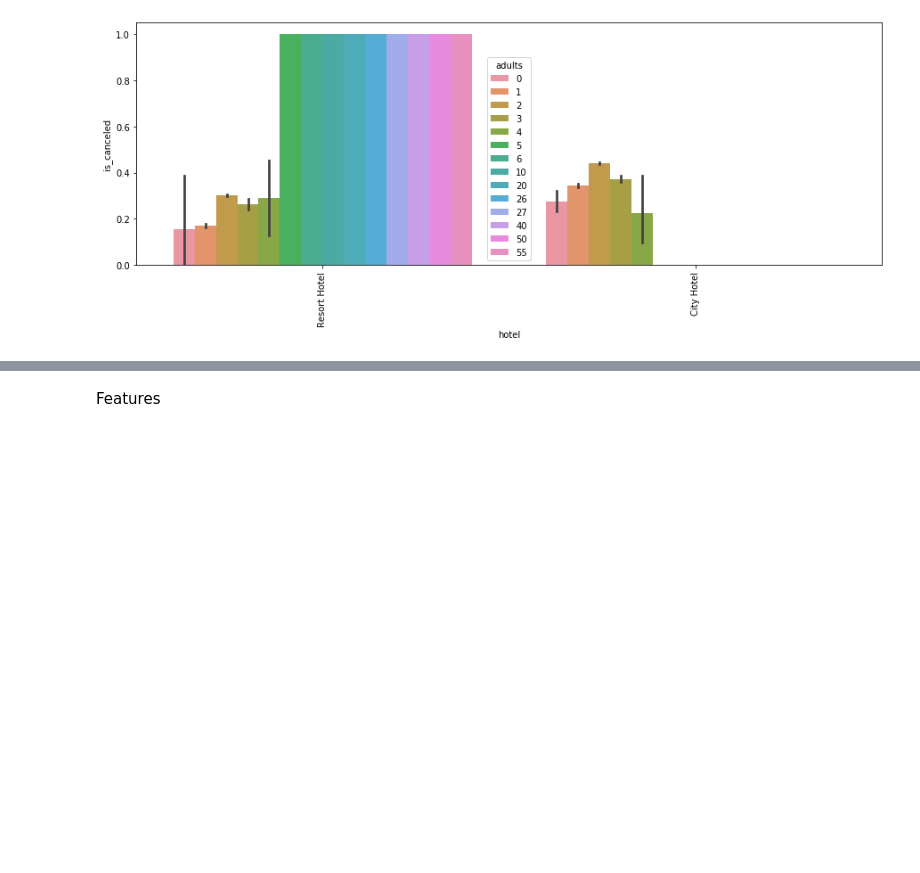
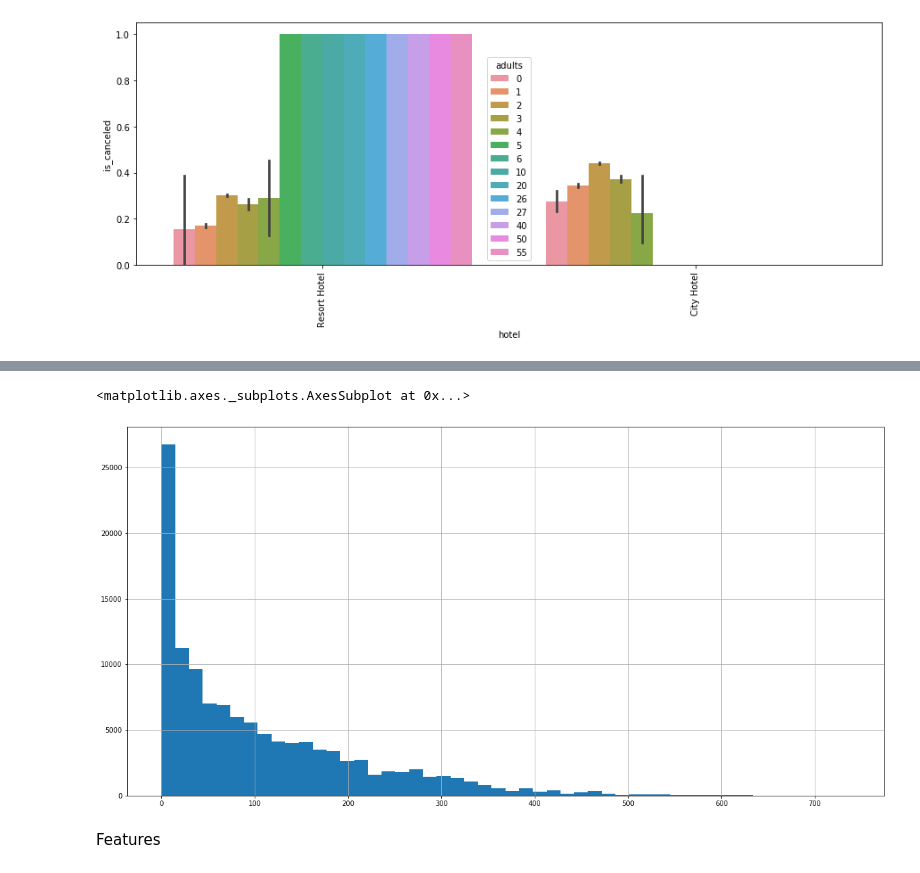
Before and after one commit to JusiaJusia/Machine_Learning, a Jupyter notebook: Dataset preparation .ipynb, the cells around one changed output, grey strips where cells are left out. Saved outputs shown, nothing was run; the diff lists cells and outputs as text; code cells hidden in the pictures; blank space fills up the shorter version.

```diff
--- a/Dataset preparation .ipynb
+++ b/Dataset preparation .ipynb
@@ -133,3 +153,8 @@ plt.xticks(rotation=90)
+# %%
+dataset['lead_time'].hist(bins=50)
+# %% [output]
+<matplotlib.axes._subplots.AxesSubplot at 0x...>
+[figure, added]
 # %% [markdown]
 Features
 # %%
```
Also changed, not shown: parts of 3 cells of this notebook.
